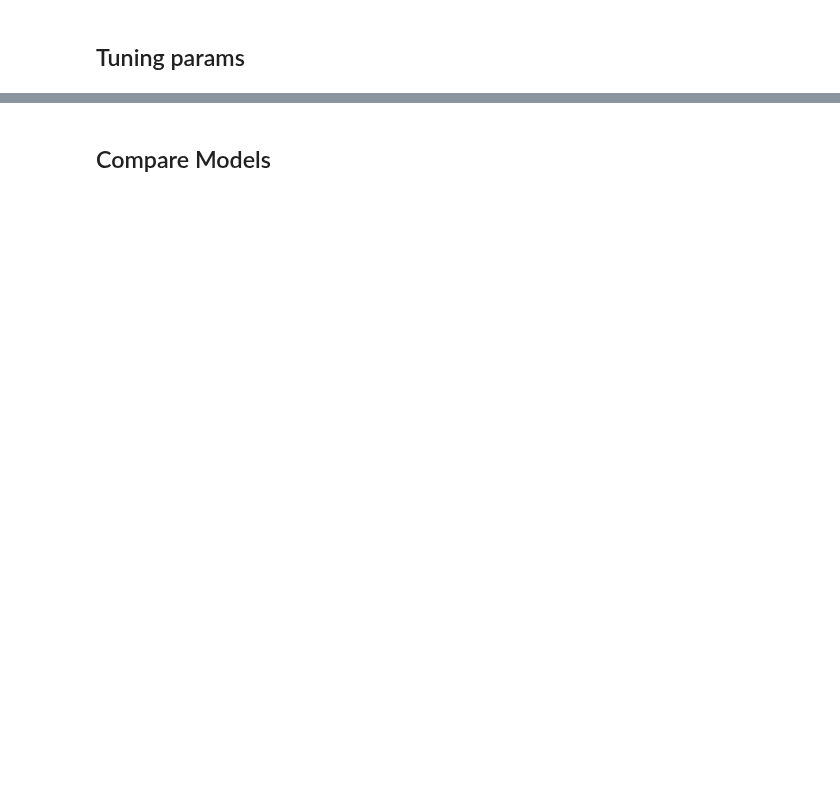
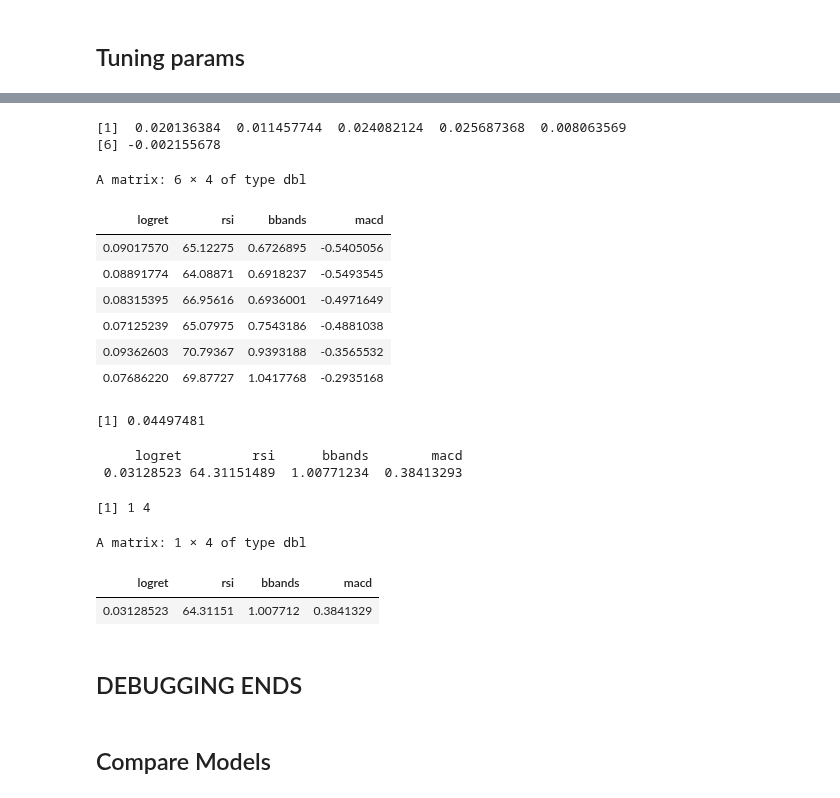
Before and after one commit to lbk209/timeseries, a Jupyter notebook: compare_timeseries_models_spx.ipynb, the cells around one changed output, grey strips where cells are left out. Cells and saved outputs as stored; diff of their text form; code cells hidden in the pictures; blank space fills up the shorter version.

Commit message:
debug gbm

```diff
--- a/compare_timeseries_models_spx.ipynb
+++ b/compare_timeseries_models_spx.ipynb
@@ -1089,3 +944,11 @@ xgb.tsCV <- function (label, features, max_depth = 6, eta = .25,
     #return(na.omit(e)) # times of NA kept in e as attr(na.action)
     return(e)
 }
+# %%
+# num of hori log. return
+spx.ret2 <- diff(log(spx$a), hori)
+colnames(spx.ret2) <- 'logret'
+# %%
+train.ret2 <- window(spx.ret2, start=as.Date(train_start), end=as.Date(train_end))
+tail(train.ret2)
+tail(train)
@@ -1092,5 +970,7 @@ xgb.tsCV <- function (label, features, max_depth = 6, eta = .25,
 # %%
-train.ml <- merge(lag(train, -lookahead), train, join='left', fill=NA)
+# it worked at first but failed with no reason
+#train.ml <- merge(lag(train, -lookahead), train, join='left', fill=NA)
+train.ml <- merge(lag.xts(train.ret2, -hori), train.ret2, join='left', fill=NA)
 
 x <- RSI(spx$a)
 train.ml <- merge(train.ml, x, join='left', fill=NA)
@@ -1106,8 +986,10 @@ train.ml <- merge(train.ml, x, join='left', fill=NA)
 
 colnames(train.ml) <- c('logret_fwd', 'logret', 'rsi','bbands','macd')
 train.ml <- na.omit(train.ml)
-head(train.ml)
-tail(train.ml)
+x <- head(train.ml, hori+6)
+head(x)
+tail(x)
+#tail(train.ml)
 
 idx.label <- 1
 idx.feautres <- 2:5
@@ -1127,5 +1039,7 @@ print(paste('cv starts from', from, sep=' '))
 # %% [markdown]
 ## Tuning params
 # %%
-max_depth <- seq(4, 8, 1)
-eta <- seq(.05, .4, .05)
+max_depth <- seq(5, 7, 1)
+eta <- seq(.1, .4, .1)
+x <- expand.grid(max_depth = max_depth, eta = eta)
+nrow(x)
@@ -1141,3 +1238,34 @@ print(paste('cv starts from', from, sep=' '))
+# %%
+head(train.label)
+head(train.features)
+head(test.label)
+head(test.features)
+# %% [output]
+[1]  0.020136384  0.011457744  0.024082124  0.025687368  0.008063569
+[6] -0.002155678
+A matrix: 6 × 4 of type dbl
+| logret | rsi | bbands | macd |
+| 0.09017570 | 65.12275 | 0.6726895 | -0.5405056 |
+| 0.08891774 | 64.08871 | 0.6918237 | -0.5493545 |
+| 0.08315395 | 66.95616 | 0.6936001 | -0.4971649 |
+| 0.07125239 | 65.07975 | 0.7543186 | -0.4881038 |
+| 0.09362603 | 70.79367 | 0.9393188 | -0.3565532 |
+| 0.07686220 | 69.87727 | 1.0417768 | -0.2935168 |
+[1] 0.04497481
+     logret         rsi      bbands        macd
+ 0.03128523 64.31151489  1.00771234  0.38413293
+# %%
+dim(t(test.features))
+# %% [output]
+[1] 1 4
+# %%
+t(test.features)
+# %% [output]
+A matrix: 1 × 4 of type dbl
+| logret | rsi | bbands | macd |
+| 0.03128523 | 64.31151 | 1.007712 | 0.3841329 |
+# %% [markdown]
+## DEBUGGING ENDS
 # %% [markdown]
 ## Compare Models
 # %%
```
Also changed, not shown: parts of 17 cells of this notebook.
